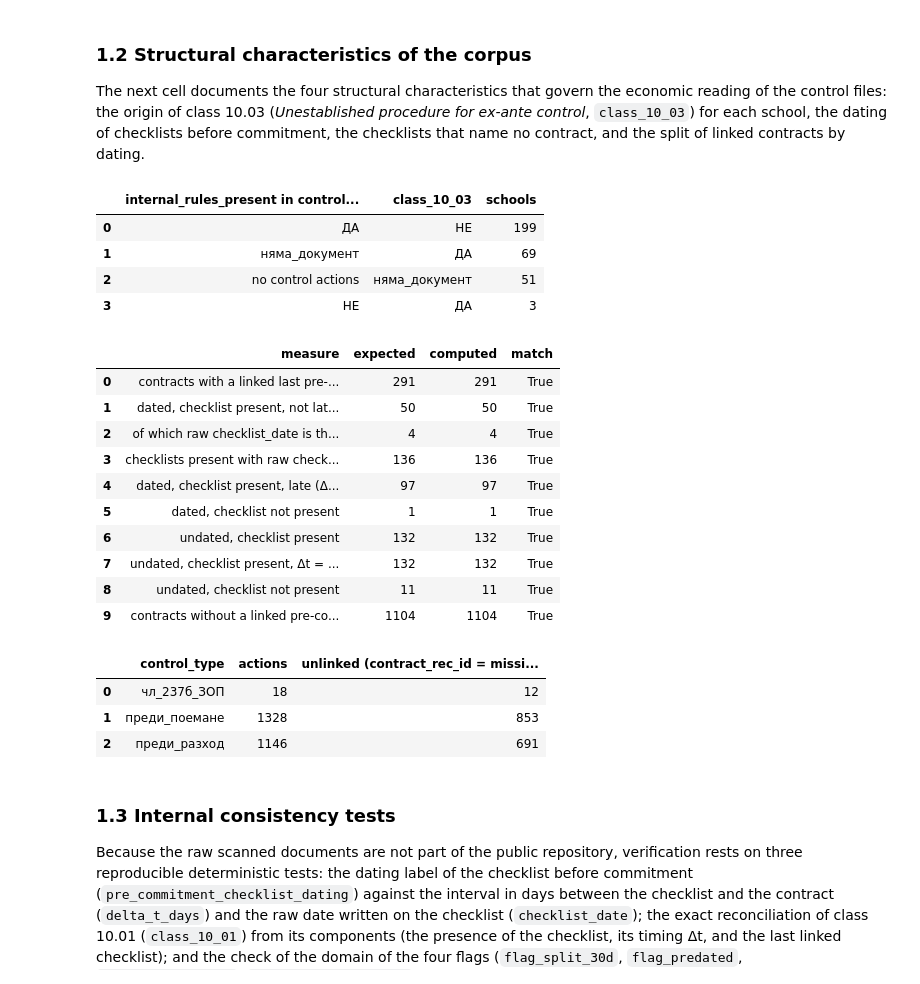
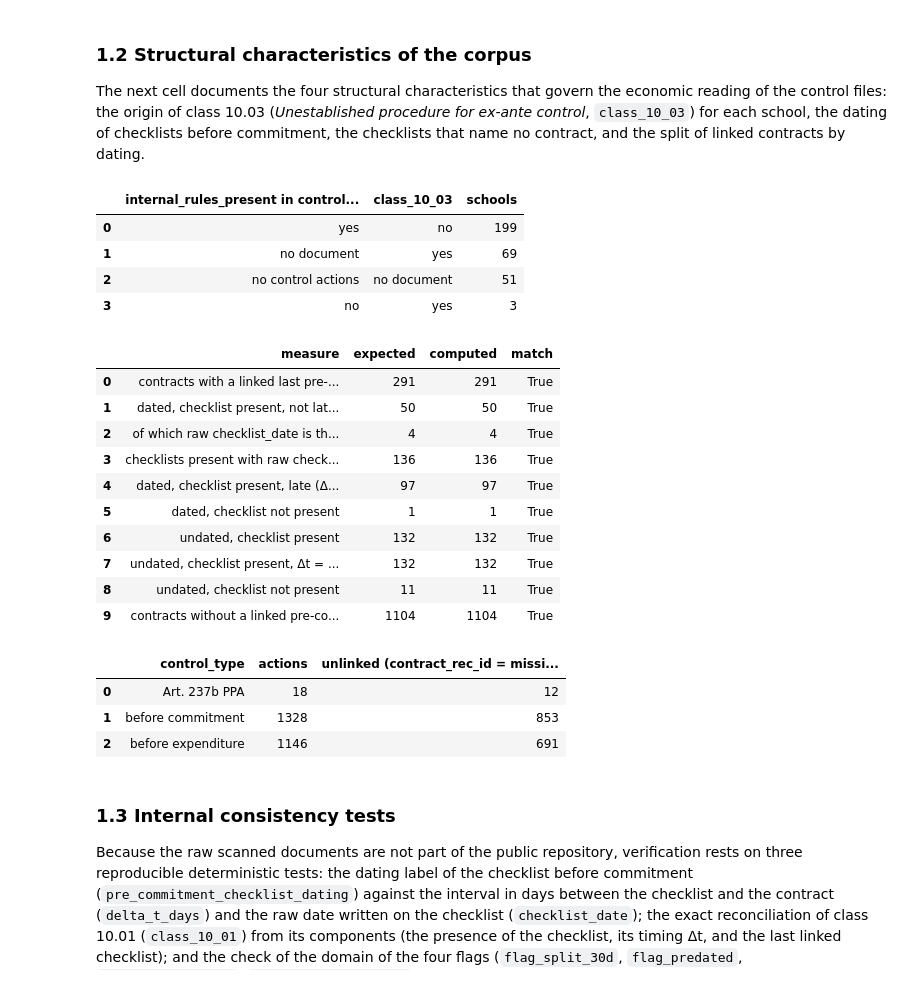
Before and after one commit to beluhov/ex-ante-legality-control-foi, a Jupyter notebook: FOI_ExAnte_Legality_Control.ipynb, the cells around one changed output. Drawn from its saved outputs; the diff is of its cells as text; code cells hidden in the pictures.

```diff
--- a/FOI_ExAnte_Legality_Control.ipynb
+++ b/FOI_ExAnte_Legality_Control.ipynb
@@ -174,6 +174,18 @@ def fmt_pct(val: float) -> str:
     return f"{val * 100:.2f}%"
 
 
+TERMS_EN = {
+    "ДА": "yes", "НЕ": "no", "няма_документ": "no document", "непотвърден": "unconfirmed",
+    "чл_237б_ЗОП": "Art. 237b PPA", "преди_поемане": "before commitment", "преди_разход": "before expenditure",
+    "одобрено": "unqualified approval", "с_резерви": "approval with reservations",
+    "отказ": "refusal", "отказ_от_мнение": "refusal to give an opinion",
+}
+
+
+def en_view(df: pd.DataFrame, terms: dict = TERMS_EN, column_terms: dict | None = None) -> pd.DataFrame:
+    return df.rename(index=terms, columns=terms if column_terms is None else column_terms).replace(terms)
+
+
 def save_fig_300(fig: plt.Figure, filename: str) -> Path:
     out = FIG_DIR / filename
     fig.savefig(out, dpi=300, bbox_inches="tight", facecolor="white")
@@ -461,39 +473,39 @@ dating = pd.DataFrame(
             int((undated & present_yes & (ct_pc["delta_t_num"] == 0) & (ct_pc["class_10_01"] == "НЕ")).sum()),
         ),
         ("undated, checklist not present", 11, int((undated & ~present_yes).sum())),
         ("contracts without a linked pre-commitment action", 1104, int((~has_action).sum())),
     ],
     columns=["measure", "expected", "computed"],
 )
 dating["match"] = dating["expected"] == dating["computed"]
 assert dating["match"].all()
 assert int((dated & present_yes & ~late).sum() + (dated & present_yes & late).sum() + (dated & ~present_yes).sum()) == 148
 assert int(undated.sum()) == 143
 
 link_rows = []
 for ctype in ["чл_237б_ЗОП", "преди_поемане", "преди_разход"]:
     sub = control_actions[control_actions["control_type"] == ctype]
     link_rows.append(
         {
             "control_type": ctype,
             "actions": len(sub),
             "unlinked (contract_rec_id = missing marker)": int((sub["contract_rec_id"] == MISSING_MARKER).sum()),
         }
     )
 unlinked_table = pd.DataFrame(link_rows)
 unlinked_237b, unlinked_pre_commit, unlinked_pre_pay = (int(v) for v in unlinked_table.iloc[:, 2])
 assert (unlinked_pre_commit, unlinked_pre_pay, unlinked_237b) == (853, 691, 12)
 assert tuple(int(v) for v in unlinked_table["actions"]) == (18, 1328, 1146)
 
-display(rules_map)
+display(en_view(rules_map))
 display(dating)
-display(unlinked_table)
+display(en_view(unlinked_table))
 # %% [output]
 |  | internal_rules_present in control... | class_10_03 | schools |
-| 0 | ДА | НЕ | 199 |
-| 1 | няма_документ | ДА | 69 |
-| 2 | no control actions | няма_документ | 51 |
-| 3 | НЕ | ДА | 3 |
+| 0 | yes | no | 199 |
+| 1 | no document | yes | 69 |
+| 2 | no control actions | no document | 51 |
+| 3 | no | yes | 3 |
 |  | measure | expected | computed | match |
 | 0 | contracts with a linked last pre-... | 291 | 291 | True |
 | 1 | dated, checklist present, not lat... | 50 | 50 | True |
@@ -506,9 +518,9 @@ display(unlinked_table)
 | 8 | undated, checklist not present | 11 | 11 | True |
 | 9 | contracts without a linked pre-co... | 1104 | 1104 | True |
 |  | control_type | actions | unlinked (contract_rec_id = missi... |
-| 0 | чл_237б_ЗОП | 18 | 12 |
-| 1 | преди_поемане | 1328 | 853 |
-| 2 | преди_разход | 1146 | 691 |
+| 0 | Art. 237b PPA | 18 | 12 |
+| 1 | before commitment | 1328 | 853 |
+| 2 | before expenditure | 1146 | 691 |
 # %% [markdown]
 ### 1.3 Internal consistency tests
 
```
Also changed, not shown: parts of 5 cells of this notebook.
